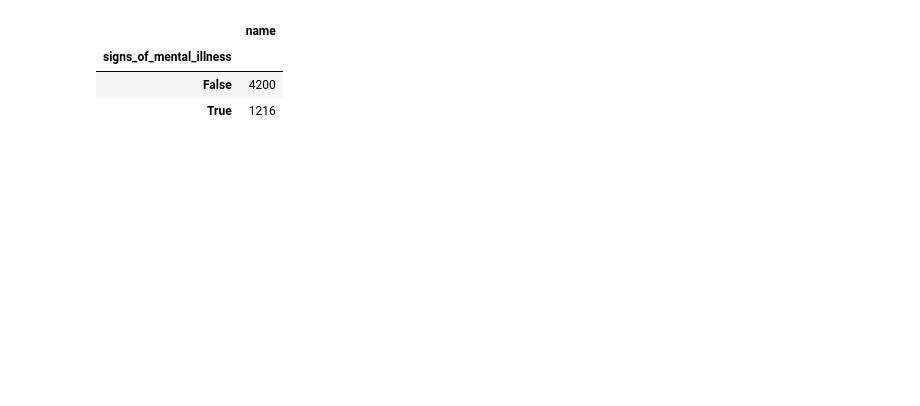
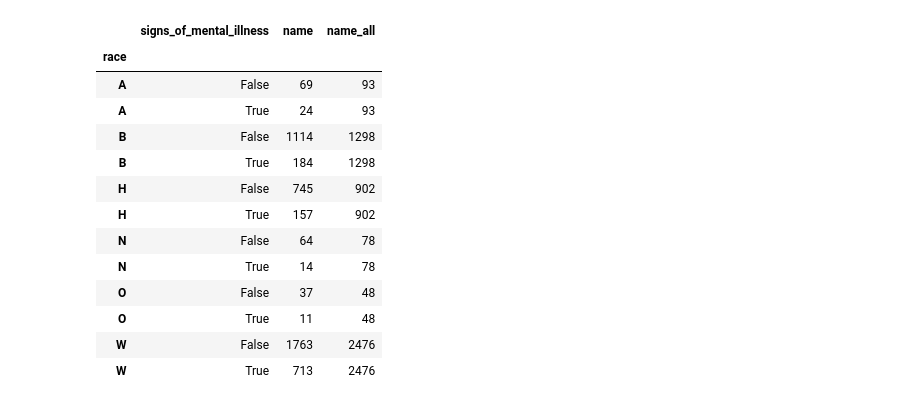
Before and after one commit to WitekHun/MOD8_2, a Jupyter notebook: Fatality.ipynb, the cells around one changed output. Drawn from its saved outputs; the diff is of its cells as text; code cells hidden in the pictures; blank space fills up the shorter version.

```diff
--- a/Fatality.ipynb
+++ b/Fatality.ipynb
@@ -7,13 +7,24 @@ import matplotlib.pyplot as plt
 # %%
 fatal = pd.read_csv("fatal-police-shootings-data.csv")
 fatal_rm = fatal.groupby(["race", "signs_of_mental_illness"]).agg({"name": "count"})
 fatal_rm.reset_index(level=1, inplace=True)
-fatal_mental=fatal.groupby(['signs_of_mental_illness']).agg({'name':'count'})
-fatal_mental
+fatal_race=fatal.groupby(['race']).agg({'name':'count'})
+fatal_rm=fatal_rm.join(fatal_race,how='left', rsuffix='_all')
+fatal_rm
 # %% [output]
-|  | name |
-| signs_of_mental_illness |  |
-| False | 4200 |
-| True | 1216 |
+|  | signs_of_mental_illness | name | name_all |
+| race |  |  |  |
+| A | False | 69 | 93 |
+| A | True | 24 | 93 |
+| B | False | 1114 | 1298 |
+| B | True | 184 | 1298 |
+| H | False | 745 | 902 |
+| H | True | 157 | 902 |
+| N | False | 64 | 78 |
+| N | True | 14 | 78 |
+| O | False | 37 | 48 |
+| O | True | 11 | 48 |
+| W | False | 1763 | 2476 |
+| W | True | 713 | 2476 |
 # %%
 def percent(x):
```
Also changed, not shown: parts of 10 cells of this notebook, 3 other files.
